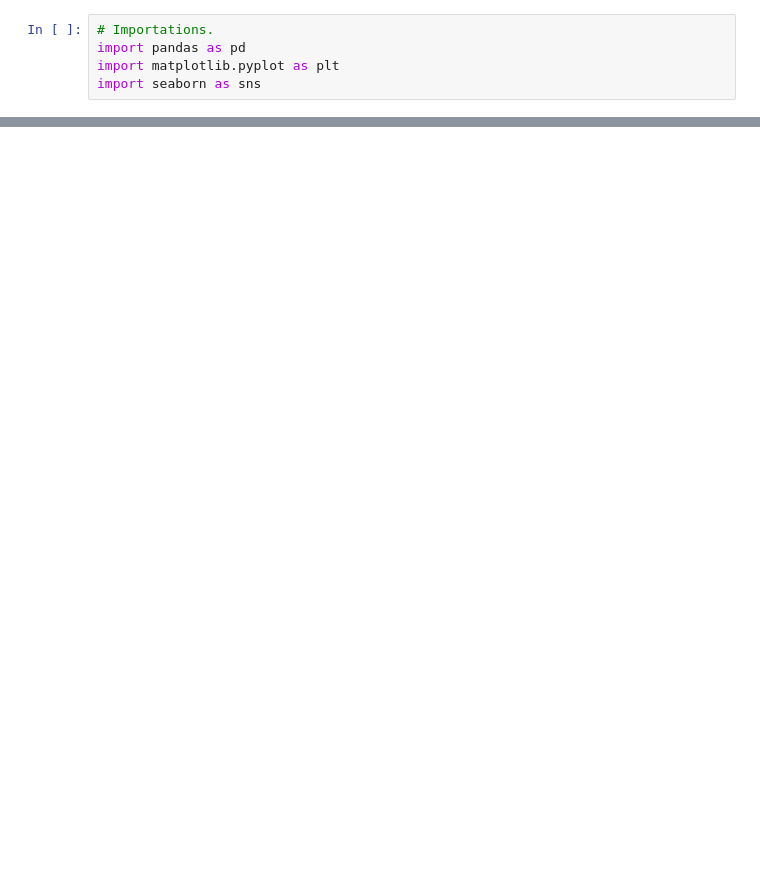
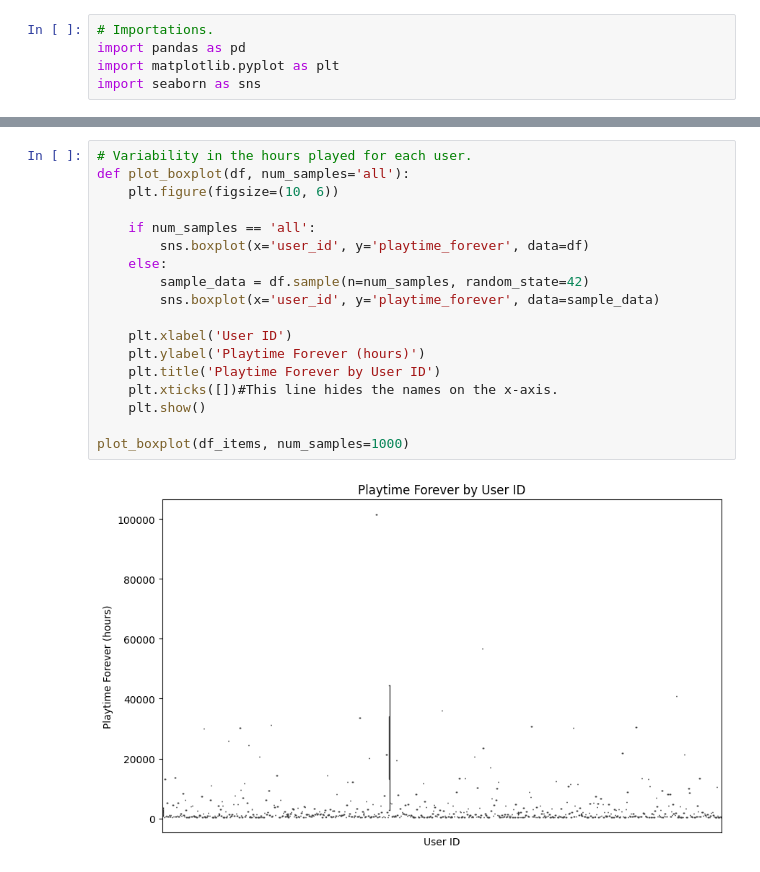
Before and after one commit to ajalvarez75/PI-STEAM, a Jupyter notebook: project/4. EDA.ipynb, the cells around one changed output, grey strips where cells are left out. Drawn from its saved outputs; the diff is of its cells as text; blank space fills up the shorter version.

```diff
--- a/project/4. EDA.ipynb
+++ b/project/4. EDA.ipynb
@@ -34,0 +62,20 @@ memory usage: 99.1+ MB
+# %%
+# Variability in the hours played for each user.
+def plot_boxplot(df, num_samples='all'):
+    plt.figure(figsize=(10, 6))
+
+    if num_samples == 'all':
+        sns.boxplot(x='user_id', y='playtime_forever', data=df)
+    else:
+        sample_data = df.sample(n=num_samples, random_state=42)
+        sns.boxplot(x='user_id', y='playtime_forever', data=sample_data)
+
+    plt.xlabel('User ID')
+    plt.ylabel('Playtime Forever (hours)')
+    plt.title('Playtime Forever by User ID')
+    plt.xticks([])#This line hides the names on the x-axis.
+    plt.show()
+
+plot_boxplot(df_items, num_samples=1000)
+# %% [output]
+[figure, added]
```
Also changed, not shown: parts of 33 cells of this notebook, 1 other file.
